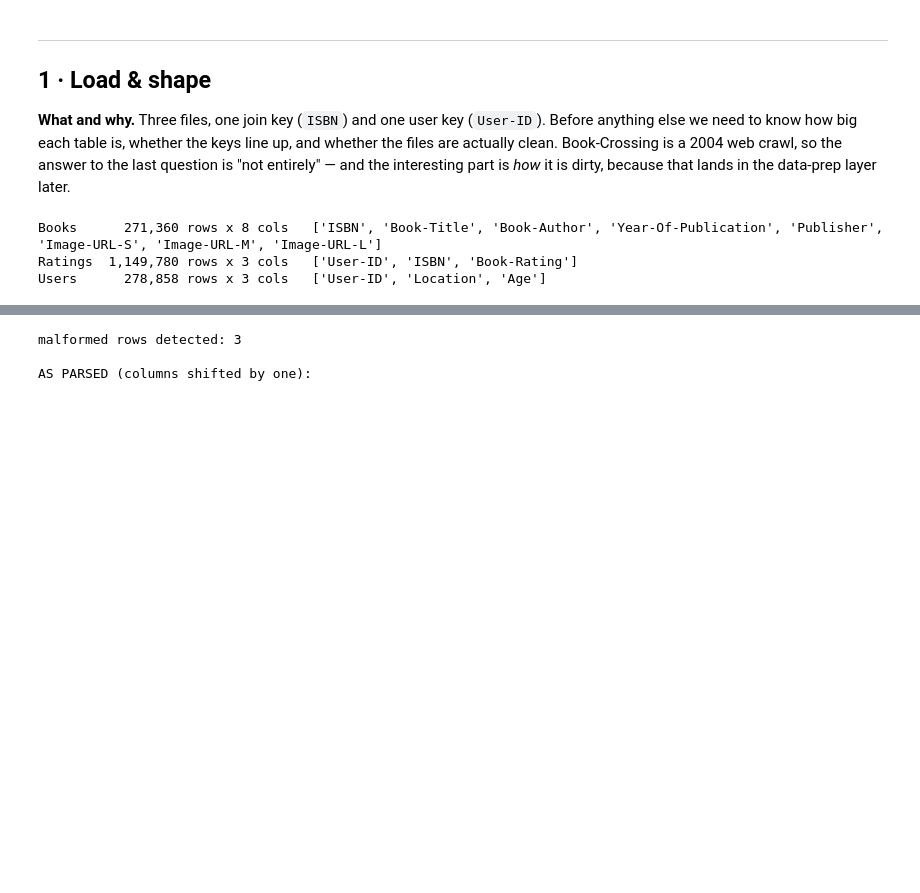
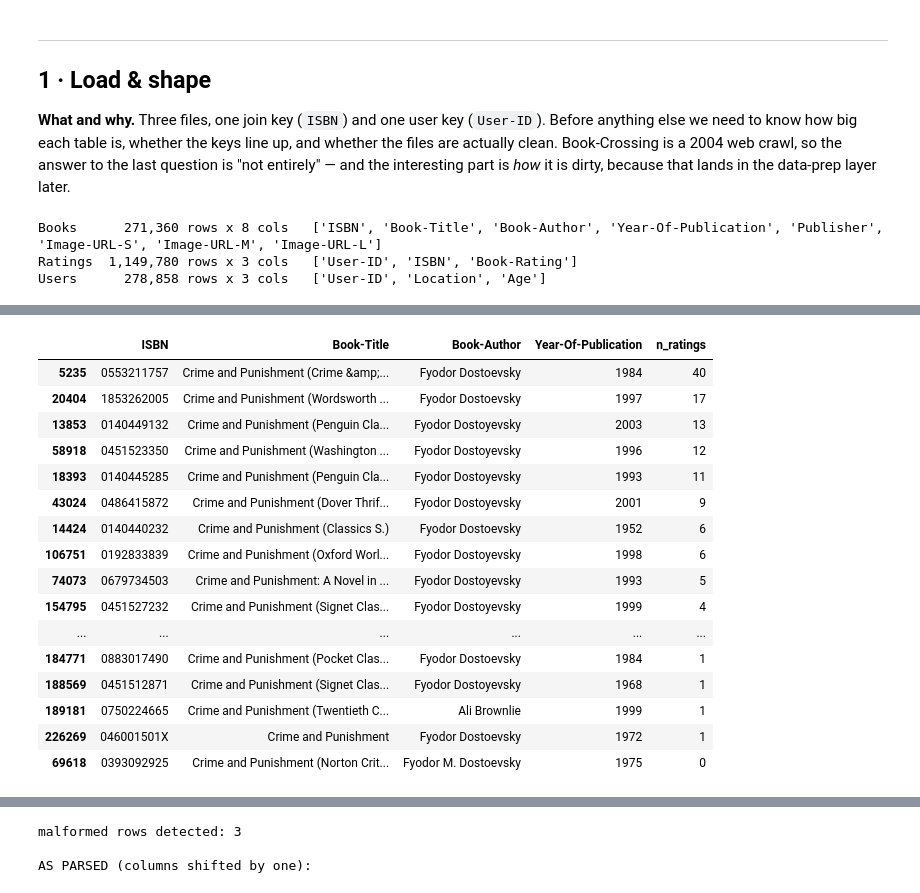
Before and after one commit to helenaschulz/recommender, a Jupyter notebook: notebooks/01_eda.ipynb, the cells around one changed output, grey strips where cells are left out. Cells and saved outputs as stored; diff of their text form; code cells hidden in the pictures; blank space fills up the shorter version.

```diff
--- a/notebooks/01_eda.ipynb
+++ b/notebooks/01_eda.ipynb
@@ -78,0 +226,27 @@ Users      278,858 rows x 3 cols   ['User-ID', 'Location', 'Age']
+# %%
+# Crime and Punishment
+title_norm = books["Book-Title"].fillna("").str.lower().str.replace("&amp;", "and", regex=False)
+cp = books[title_norm.str.match(r"crime (and|&) punishment")].copy()
+cp["n_ratings"] = cp["ISBN"].map(ratings.groupby("ISBN").size()).fillna(0).astype(int)
+
+cp.sort_values("n_ratings", ascending=False)[
+    ["ISBN", "Book-Title", "Book-Author", "Year-Of-Publication", "n_ratings"]
+]
+# %% [output]
+|  | ISBN | Book-Title | Book-Author | Year-Of-Publication | n_ratings |
+| 5235 | 0553211757 | Crime and Punishment (Crime &amp;... | Fyodor Dostoevsky | 1984 | 40 |
+| 20404 | 1853262005 | Crime and Punishment (Wordsworth ... | Fyodor Dostoevsky | 1997 | 17 |
+| 13853 | 0140449132 | Crime and Punishment (Penguin Cla... | Fyodor Dostoyevsky | 2003 | 13 |
+| 58918 | 0451523350 | Crime and Punishment (Washington ... | Fyodor Dostoyevsky | 1996 | 12 |
+| 18393 | 0140445285 | Crime and Punishment (Penguin Cla... | Fyodor Dostoyevsky | 1993 | 11 |
+| 43024 | 0486415872 | Crime and Punishment (Dover Thrif... | Fyodor Dostoyevsky | 2001 | 9 |
+| 14424 | 0140440232 | Crime and Punishment (Classics S.) | Fyodor Dostoevsky | 1952 | 6 |
+| 106751 | 0192833839 | Crime and Punishment (Oxford Worl... | Fyodor Dostoyevsky | 1998 | 6 |
+| 74073 | 0679734503 | Crime and Punishment: A Novel in ... | Fyodor Dostoyevsky | 1993 | 5 |
+| 154795 | 0451527232 | Crime and Punishment (Signet Clas... | Fyodor Dostoyevsky | 1999 | 4 |
+| ... | ... | ... | ... | ... | ... |
+| 184771 | 0883017490 | Crime and Punishment (Pocket Clas... | Fyodor Dostoevsky | 1984 | 1 |
+| 188569 | 0451512871 | Crime and Punishment (Signet Clas... | Fyodor Dostoyevsky | 1968 | 1 |
+| 189181 | 0750224665 | Crime and Punishment (Twentieth C... | Ali Brownlie | 1999 | 1 |
+| 226269 | 046001501X | Crime and Punishment | Fyodor Dostoevsky | 1972 | 1 |
+| 69618 | 0393092925 | Crime and Punishment (Norton Crit... | Fyodor M. Dostoevsky | 1975 | 0 |
```
Also changed, not shown: parts of 27 cells of this notebook, 1 other file.
